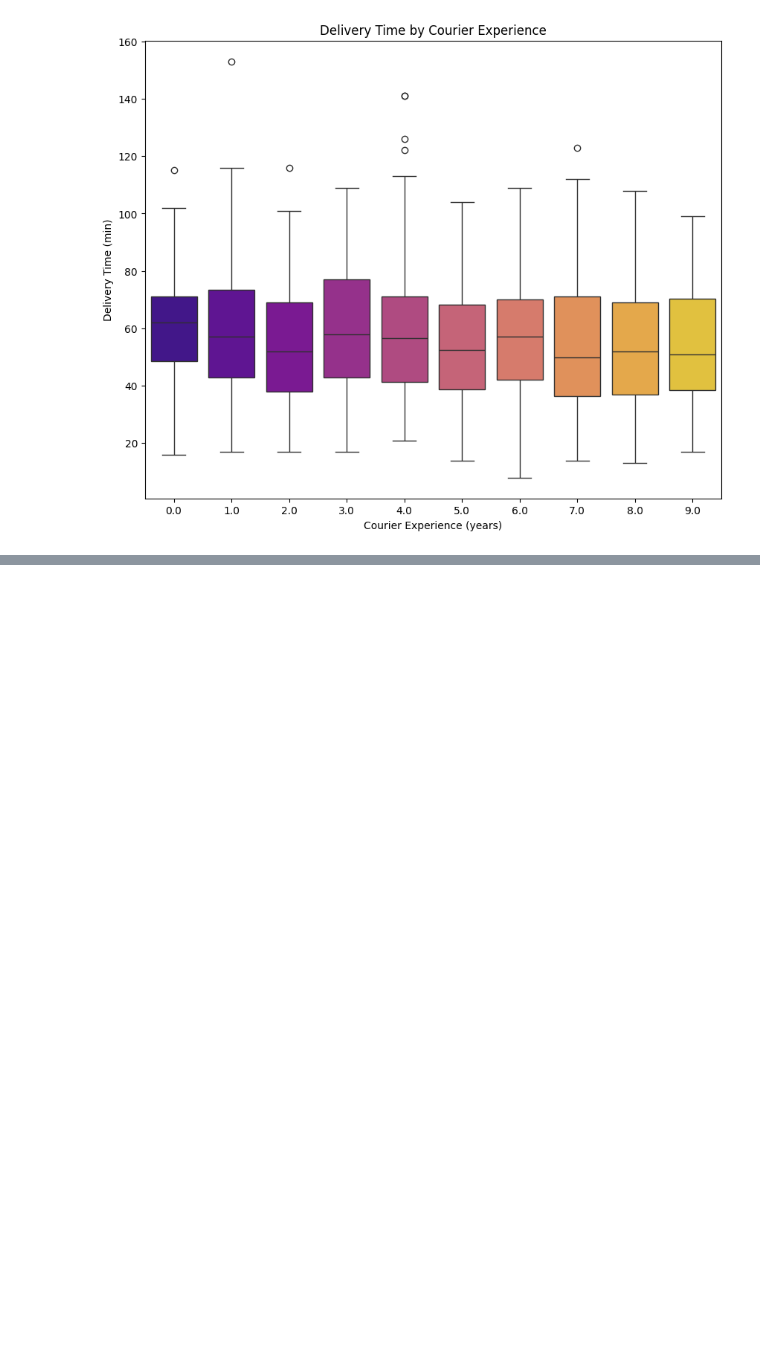
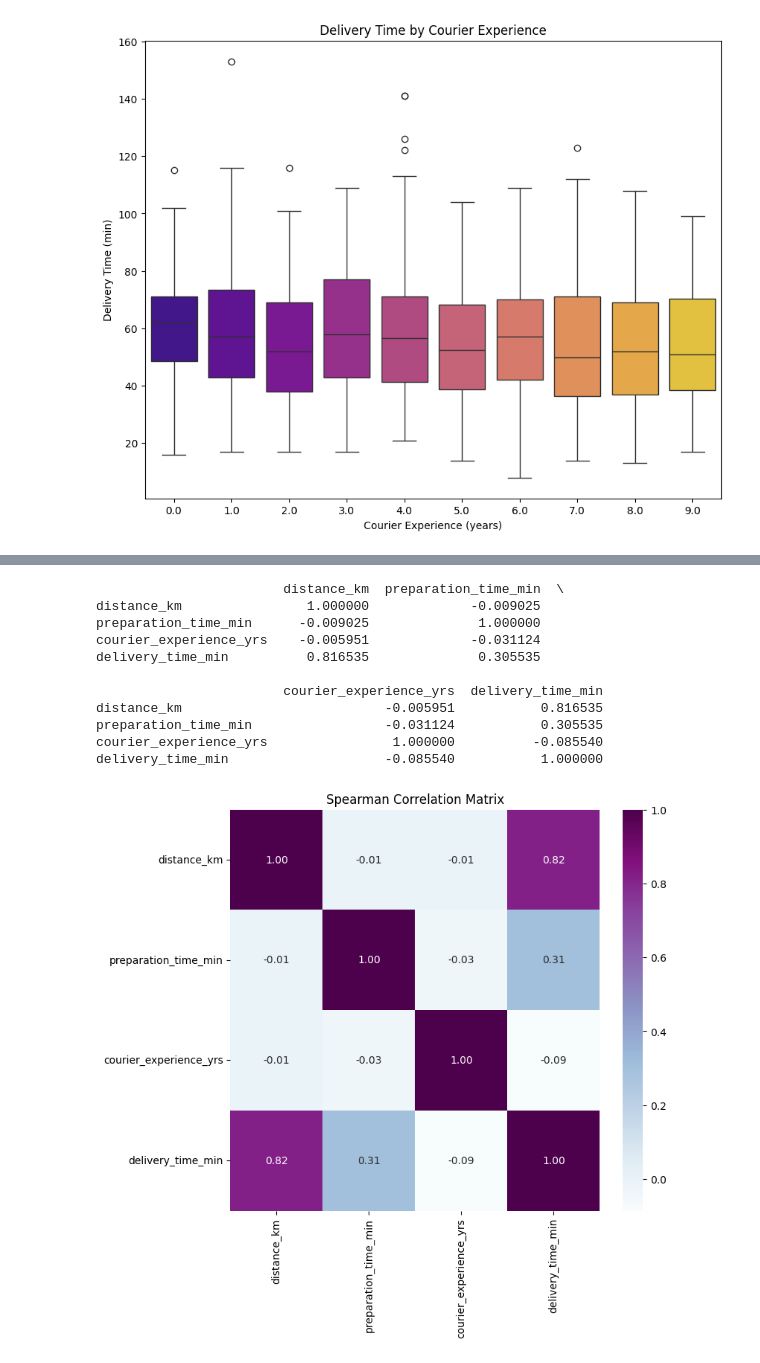
Before and after one commit to kellyvergarat/ML-Delivery-Time-Prediction, a Jupyter notebook: notebooks/prediction_notebook.ipynb, the cells around one changed output, grey strips where cells are left out. Cells and saved outputs as stored; diff of their text form; code cells hidden in the pictures; blank space fills up the shorter version.

```diff
--- a/notebooks/prediction_notebook.ipynb
+++ b/notebooks/prediction_notebook.ipynb
@@ -259,0 +282,23 @@ Passing `palette` without assigning `hue` is deprecated and will be removed in v
+# %%
+numeric_df = df[numerical_features]
+spearman_corr = numeric_df.corr(method='spearman')
+
+print(spearman_corr)
+
+plt.figure(figsize=(8, 7))
+sns.heatmap(spearman_corr, annot=True, fmt=".2f", cmap='BuPu' , cbar=True)
+plt.title('Spearman Correlation Matrix')
+plt.show()
+# %% [output]
+                        distance_km  preparation_time_min  \
+distance_km                1.000000             -0.009025
+preparation_time_min      -0.009025              1.000000
+courier_experience_yrs    -0.005951             -0.031124
+delivery_time_min          0.816535              0.305535
+
+                        courier_experience_yrs  delivery_time_min
+distance_km                          -0.005951           0.816535
+preparation_time_min                 -0.031124           0.305535
+courier_experience_yrs                1.000000          -0.085540
+delivery_time_min                    -0.085540           1.000000
+[figure, added]
```
Also changed, not shown: parts of 44 cells of this notebook, 2 other files.
